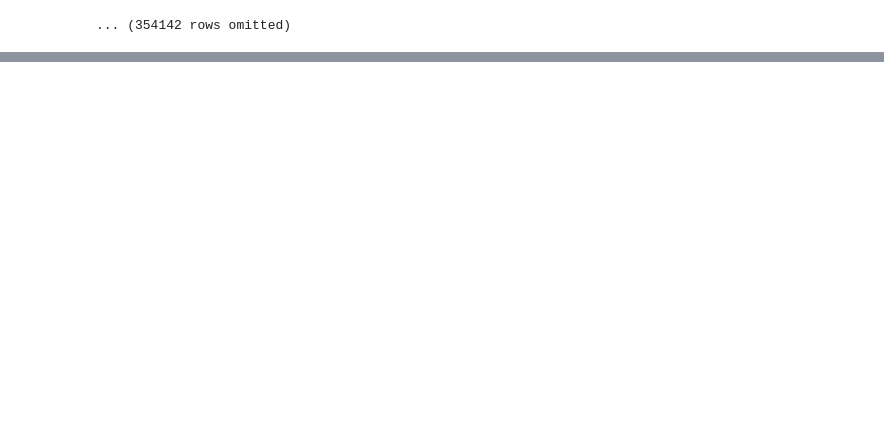
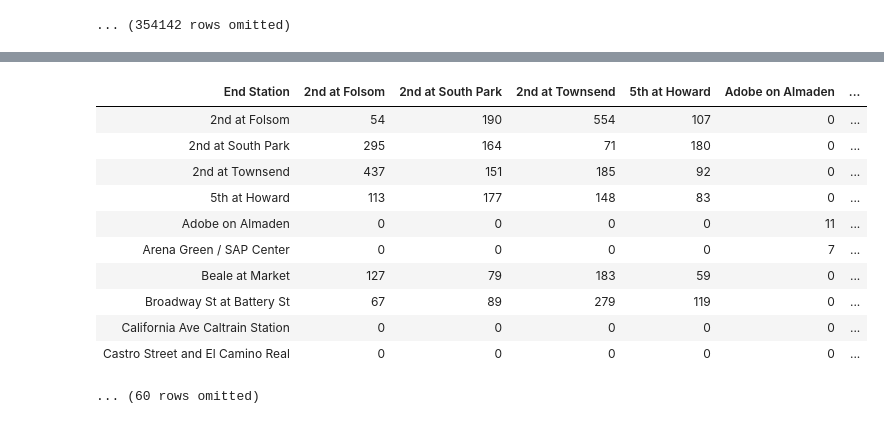
Before and after one commit to abdulbaqi/ms_python, a Jupyter notebook: datascience.ipynb, the cells around one changed output, grey strips where cells are left out. Drawn from its saved outputs; the diff is of its cells as text; code cells hidden in the pictures; blank space fills up the shorter version.

```diff
--- a/datascience.ipynb
+++ b/datascience.ipynb
@@ -1172,3 +1172,6 @@ trips
 | 913449 | 126 | 8/31/2015 22:12 | Beale at Market | 56 | 8/31/2015 22:15 | Temporary Transbay Terminal (Howa... | 55 | 439 | ... |
 | 913448 | 932 | 8/31/2015 21:57 | Post at Kearny | 47 | 8/31/2015 22:12 | South Van Ness at Market | 66 | 472 | ... |
 ... (354142 rows omitted)
+# %%
+commutes = trips.where('Duration', are.below(1800))
+commutes.hist('Duration', bins=60, unit='Seconds')
@@ -1174,0 +1214,16 @@ trips
+# %%
+#we can use pivot
+commutes.pivot('Start Station', 'End Station')
+# %% [output]
+| End Station | 2nd at Folsom | 2nd at South Park | 2nd at Townsend | 5th at Howard | Adobe on Almaden | ... |
+| 2nd at Folsom | 54 | 190 | 554 | 107 | 0 | ... |
+| 2nd at South Park | 295 | 164 | 71 | 180 | 0 | ... |
+| 2nd at Townsend | 437 | 151 | 185 | 92 | 0 | ... |
+| 5th at Howard | 113 | 177 | 148 | 83 | 0 | ... |
+| Adobe on Almaden | 0 | 0 | 0 | 0 | 11 | ... |
+| Arena Green / SAP Center | 0 | 0 | 0 | 0 | 7 | ... |
+| Beale at Market | 127 | 79 | 183 | 59 | 0 | ... |
+| Broadway St at Battery St | 67 | 89 | 279 | 119 | 0 | ... |
+| California Ave Caltrain Station | 0 | 0 | 0 | 0 | 0 | ... |
+| Castro Street and El Camino Real | 0 | 0 | 0 | 0 | 0 | ... |
+... (60 rows omitted)
```
Also changed, not shown: parts of 17 cells of this notebook, 2 other files.
